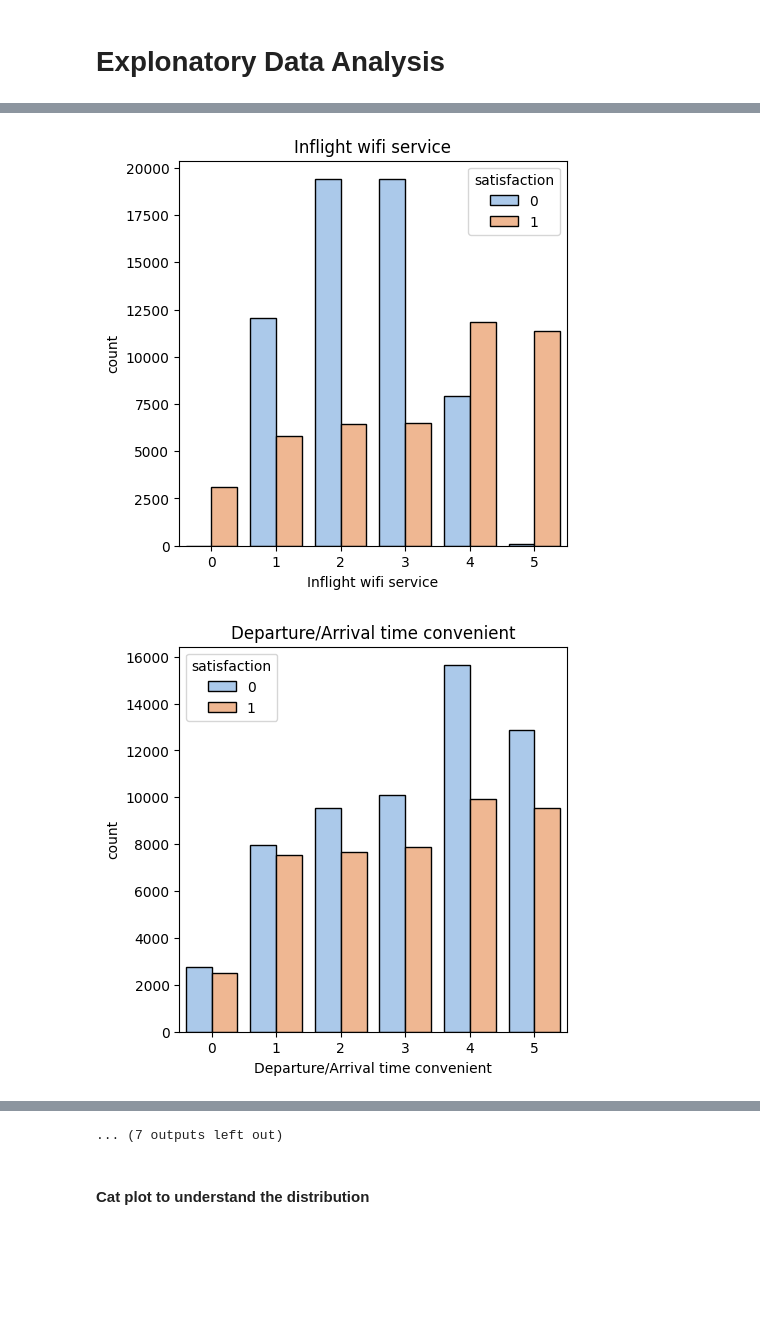
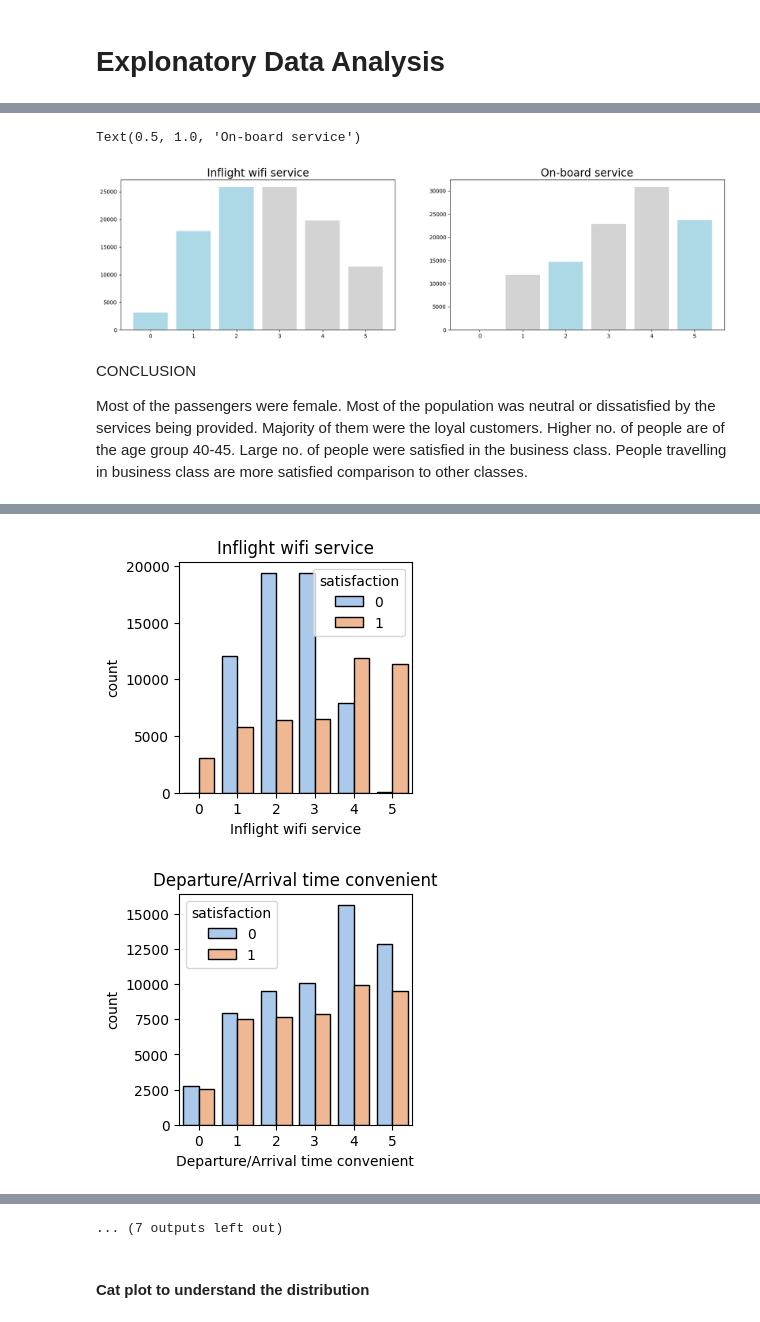
Before and after one commit to AbhishekDGoudar/Kaggle_airline_satisfaction, a Jupyter notebook: ASDS 5303 Final Project.ipynb, the cells around one changed output, grey strips where cells are left out. Cells and saved outputs as stored; diff of their text form; code cells hidden in the pictures; blank space fills up the shorter version.

```diff
--- a/ASDS 5303 Final Project.ipynb
+++ b/ASDS 5303 Final Project.ipynb
@@ -15,7 +17,7 @@ from scipy.stats import ttest_ind, f_oneway, chi2_contingency
 from scipy.stats import probplot, shapiro
 # %%
 # Import the dataset
-df =  pd.read_csv("/Users/abhishekgoudar/code/final_project/archive/train.csv")
+df =  pd.read_csv("train.csv")
 pd.set_option('display.max_columns', None)
 df.head(5)
 # %% [output]
@@ -91,5 +93,7 @@ df.fillna(df.mean(), inplace=True)
 # %%
 
 df['Gender'] = label_encoder.fit_transform(df['Gender'])
+df = df[df["Flight Distance"]<5000]
+
 df.head(5)
 # %% [output]
@@ -154,7 +259,35 @@ memory usage: 5.1 MB
+# %%
+df["Inflight wifi service"].value_counts()
+df["On-board service"].value_counts()
+
+fig,(ax1,ax2) = plt.subplots(nrows = 1,ncols = 2, figsize=(20,5))
+
+# plot 1
+
+ax1.bar(df["Inflight wifi service"].value_counts().index,df["Inflight wifi service"].value_counts(),color = ["lightgrey","lightblue"])
+ax1.set_title("Inflight wifi service",fontsize = 20)
+
+
+# plot 2
+
+ax2.bar(df["On-board service"].value_counts().index,df["On-board service"].value_counts(),color = ["lightgrey","lightblue"])
+ax2.set_title("On-board service",fontsize = 20)
+# %% [output]
+Text(0.5, 1.0, 'On-board service')
+[figure, added]
+# %% [markdown]
+CONCLUSION
+
+Most of the passengers were female.
+Most of the population was neutral or dissatisfied by the services being provided.
+Majority of them were the loyal customers.
+Higher no. of people are of the age group 40-45.
+Large no. of people were satisfied in the business class.
+People travelling in business class are more satisfied comparison to other classes.
 # %%
 # Perform EDA on the pre procesed data
 for i in cat_col:
-    plt.figure(figsize=(5,5))
+    plt.figure(figsize=(3,3))
     sns.countplot(x=i, data=df[cat_col], hue="satisfaction",palette="pastel",edgecolor = "black")
     plt.title(i)
 # %% [output]
@@ -165,2 +298,2 @@ for i in cat_col:
-[figure, old version]
+[figure, new version]
-[figure, old version]
+[figure, new version]
```
Also changed, not shown: parts of 34 cells of this notebook.
